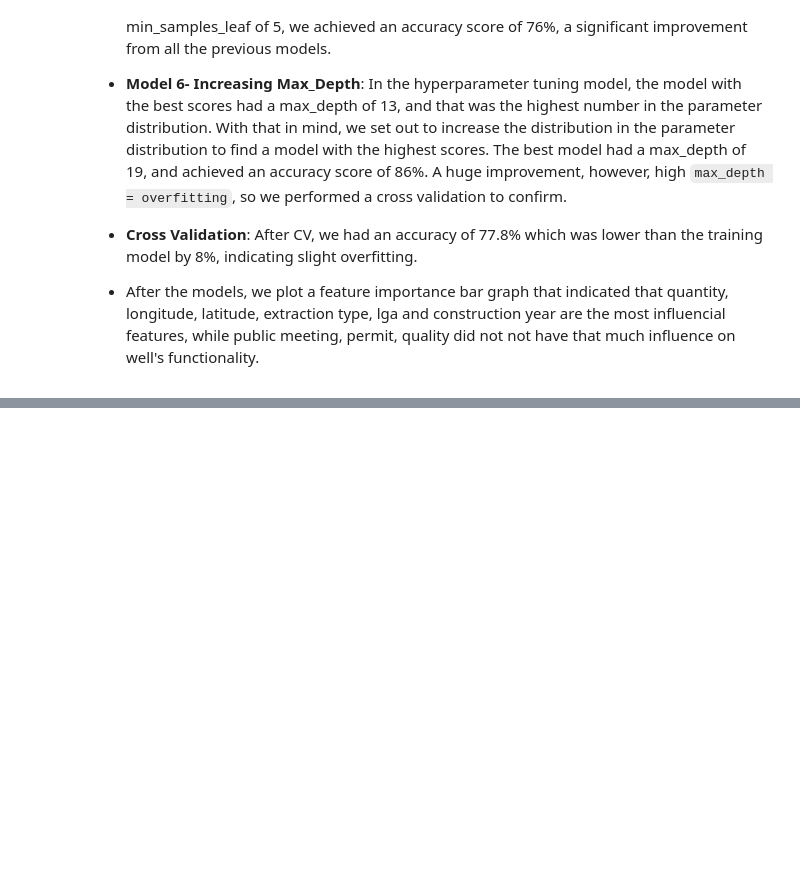
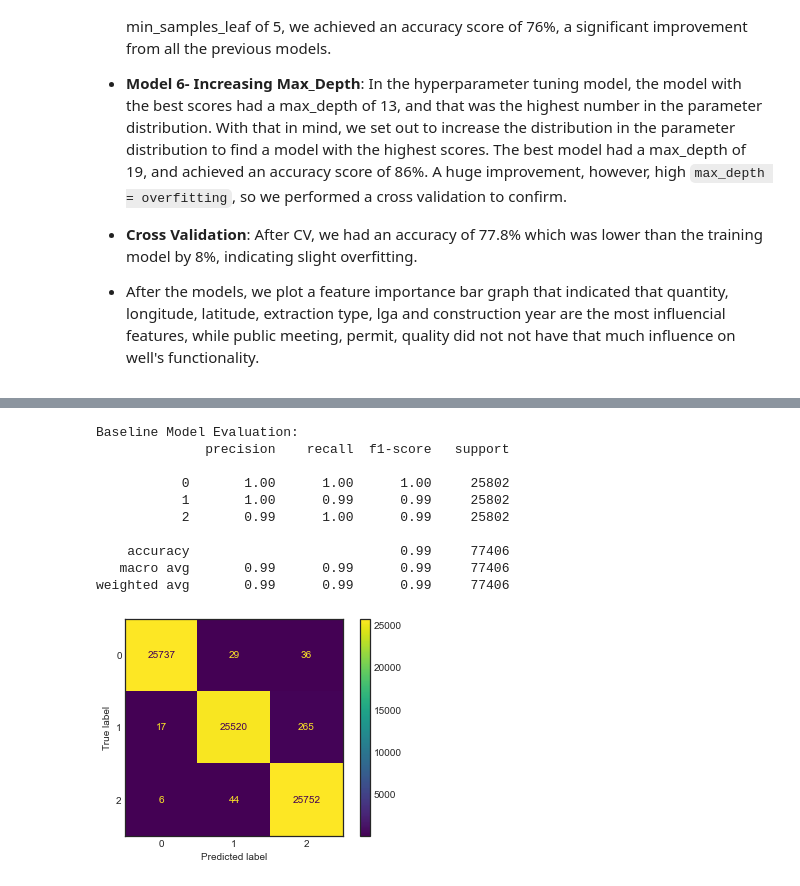
Before and after one commit to Assesa44/Tanzania-Wells-Functionality-Predictions, a Jupyter notebook: Notebooks/wells_analysis.ipynb, the cells around one changed output, grey strips where cells are left out. Cells and saved outputs as stored; diff of their text form; code cells hidden in the pictures; blank space fills up the shorter version.

Commit message:
docs: added a random forest section

```diff
--- a/Notebooks/wells_analysis.ipynb
+++ b/Notebooks/wells_analysis.ipynb
@@ -2261,0 +2278,31 @@ To fix this problem, we are now switching to `RandomForestClassifier()` for a mo
+# %%
+# Copy data
+X_rf_balanced = X_dt_resampled.copy()
+y_rf_balanced = y_dt_resampled.copy()
+
+# Define the model
+rf = RandomForestClassifier(criterion= 'entropy', random_state= 42).fit(X_rf_balanced, y_rf_balanced)
+
+# Create a predicted y
+y_pred = rf.predict(X_rf_balanced)
+
+# Print model evaluation
+print('Baseline Model Evaluation:')
+print(classification_report(y_rf_balanced, y_pred))
+
+conf_matrix = confusion_matrix(y_rf_balanced, y_pred)
+plt.style.use('seaborn-white')
+disp = ConfusionMatrixDisplay(conf_matrix)
+disp.plot();
+# %% [output]
+Baseline Model Evaluation:
+              precision    recall  f1-score   support
+
+           0       1.00      1.00      1.00     25802
+           1       1.00      0.99      0.99     25802
+           2       0.99      1.00      0.99     25802
+
+    accuracy                           0.99     77406
+   macro avg       0.99      0.99      0.99     77406
+weighted avg       0.99      0.99      0.99     77406
+[figure, added]
```
Also changed, not shown: parts of 11 cells of this notebook.
